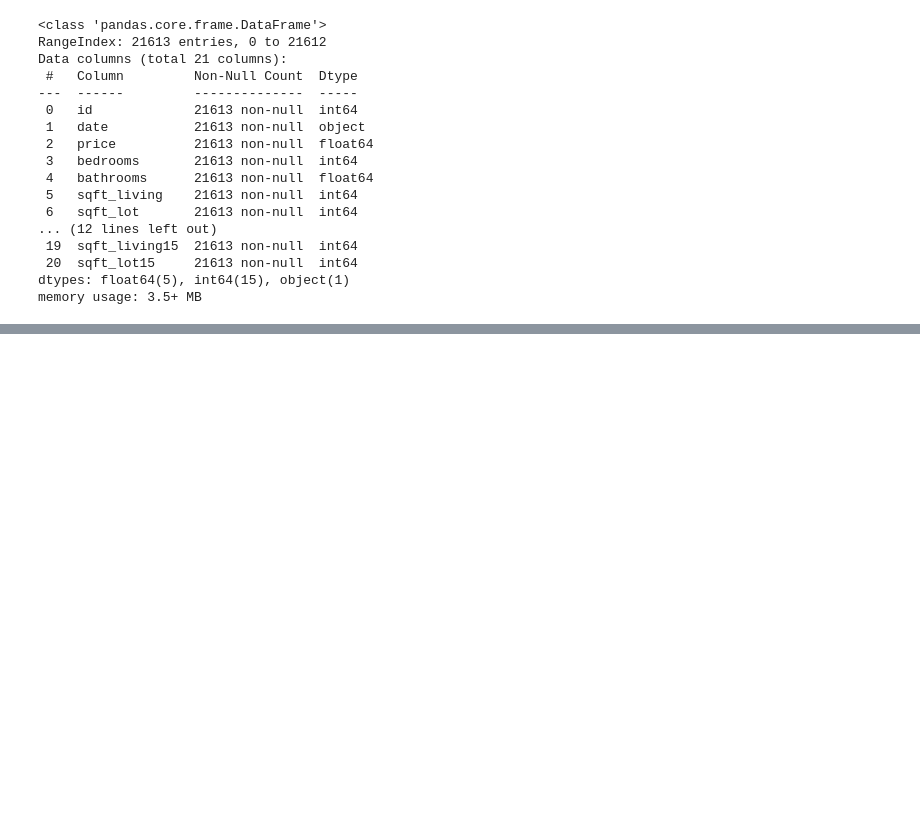
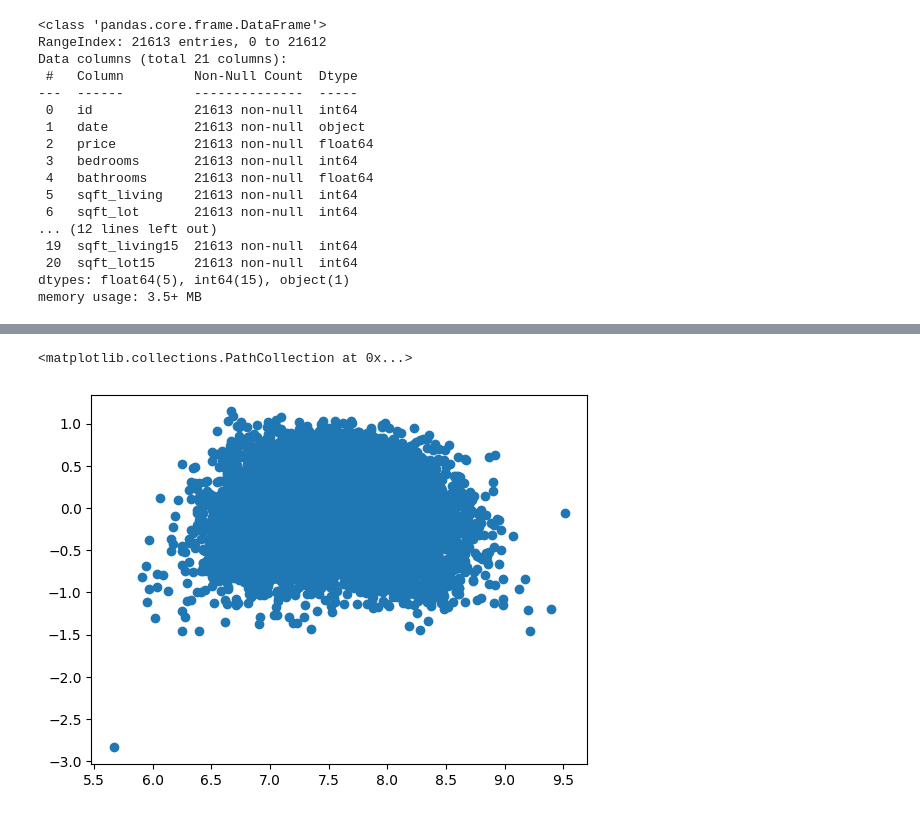
Before and after one commit to LuyiLiuAmber/Luyi, a Jupyter notebook: assignment 3 Luyi Liu.ipynb, the cells around one changed output, grey strips where cells are left out. Drawn from its saved outputs; the diff is of its cells as text; code cells hidden in the pictures; blank space fills up the shorter version.

```diff
--- a/assignment 3 Luyi Liu.ipynb
+++ b/assignment 3 Luyi Liu.ipynb
@@ -71,0 +252,5 @@ Top Features based on correlation analysis:
+# %%
+plt.scatter(df['log_sqft_living'],res['error'])
+# %% [output]
+<matplotlib.collections.PathCollection at 0x...>
+[figure, added]
```
Also changed, not shown: parts of 63 cells of this notebook, 2 other files.
